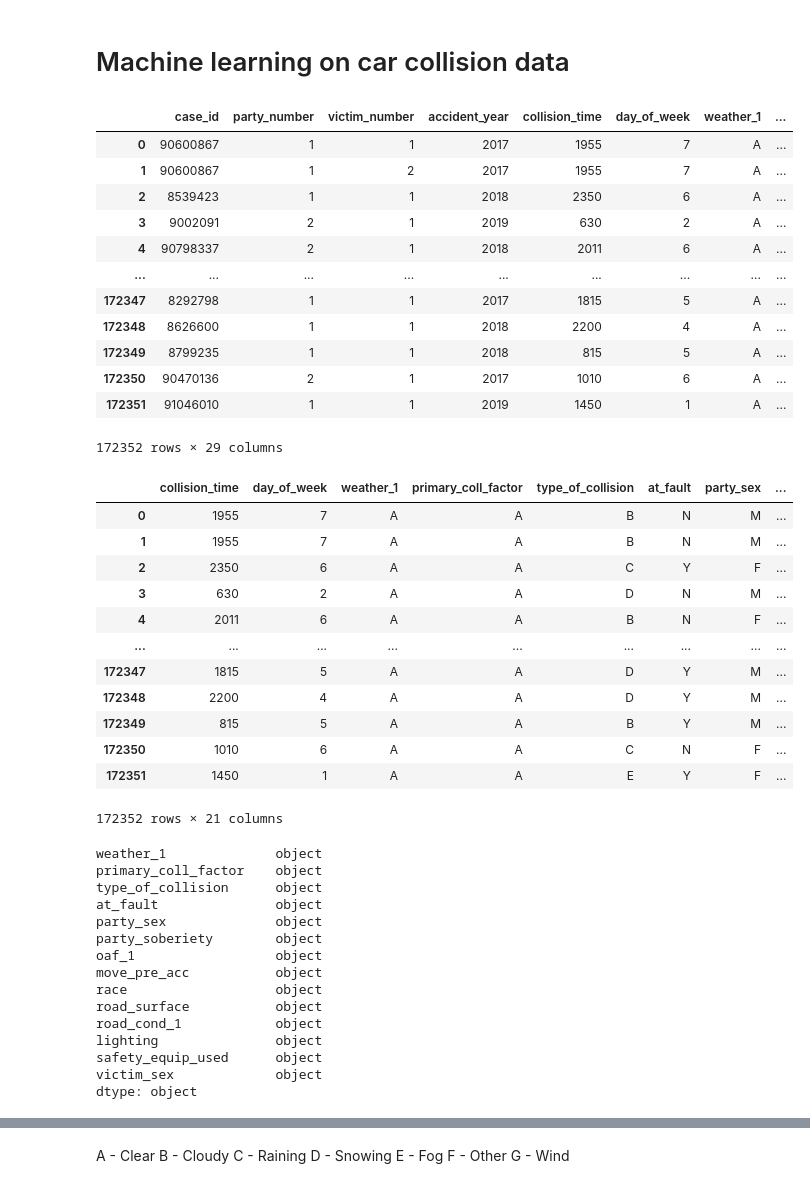
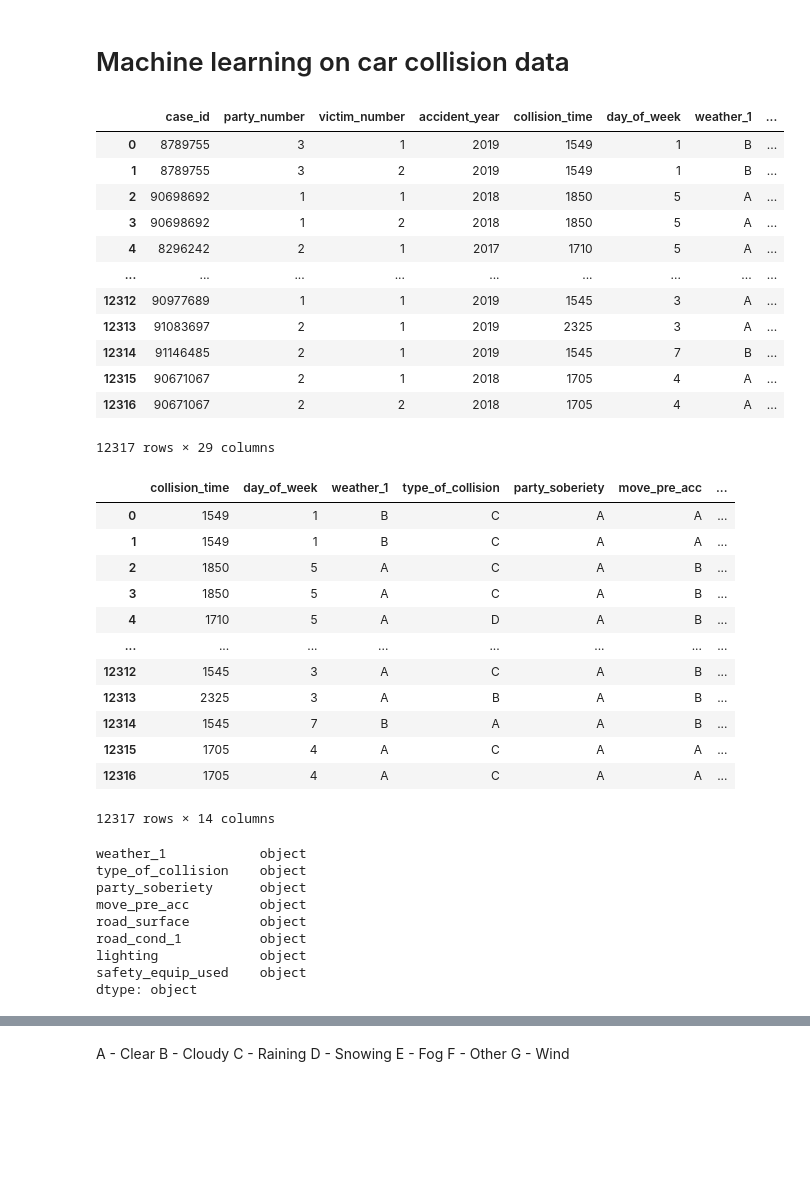
Before and after one commit to wattsr1/LA-Collision-Analysis, a Jupyter notebook: machine_learning/LA_Collisions_ML_truck.ipynb, the cells around one changed output, grey strips where cells are left out. Saved outputs shown, nothing was run; the diff lists cells and outputs as text; code cells hidden in the pictures; blank space fills up the shorter version.

```diff
--- a/machine_learning/LA_Collisions_ML_truck.ipynb
+++ b/machine_learning/LA_Collisions_ML_truck.ipynb
@@ -10,57 +13,55 @@ from collections import Counter
 # Machine learning on car collision data
 # %%
 # Load the data
-file_path = Path('collision_data_ml_auto.csv')
+file_path = Path('collision_data_ml_truck.csv')
 ml_df = pd.read_csv(file_path)
 ml_df
 # %% [output]
 |  | case_id | party_number | victim_number | accident_year | collision_time | day_of_week | weather_1 | ... |
-| 0 | 90600867 | 1 | 1 | 2017 | 1955 | 7 | A | ... |
-| 1 | 90600867 | 1 | 2 | 2017 | 1955 | 7 | A | ... |
-| 2 | 8539423 | 1 | 1 | 2018 | 2350 | 6 | A | ... |
-| 3 | 9002091 | 2 | 1 | 2019 | 630 | 2 | A | ... |
-| 4 | 90798337 | 2 | 1 | 2018 | 2011 | 6 | A | ... |
+| 0 | 8789755 | 3 | 1 | 2019 | 1549 | 1 | B | ... |
+| 1 | 8789755 | 3 | 2 | 2019 | 1549 | 1 | B | ... |
+| 2 | 90698692 | 1 | 1 | 2018 | 1850 | 5 | A | ... |
+| 3 | 90698692 | 1 | 2 | 2018 | 1850 | 5 | A | ... |
+| 4 | 8296242 | 2 | 1 | 2017 | 1710 | 5 | A | ... |
 | ... | ... | ... | ... | ... | ... | ... | ... | ... |
-| 172347 | 8292798 | 1 | 1 | 2017 | 1815 | 5 | A | ... |
-| 172348 | 8626600 | 1 | 1 | 2018 | 2200 | 4 | A | ... |
-| 172349 | 8799235 | 1 | 1 | 2018 | 815 | 5 | A | ... |
-| 172350 | 90470136 | 2 | 1 | 2017 | 1010 | 6 | A | ... |
-| 172351 | 91046010 | 1 | 1 | 2019 | 1450 | 1 | A | ... |
+| 12312 | 90977689 | 1 | 1 | 2019 | 1545 | 3 | A | ... |
+| 12313 | 91083697 | 2 | 1 | 2019 | 2325 | 3 | A | ... |
+| 12314 | 91146485 | 2 | 1 | 2019 | 1545 | 7 | B | ... |
+| 12315 | 90671067 | 2 | 1 | 2018 | 1705 | 4 | A | ... |
+| 12316 | 90671067 | 2 | 2 | 2018 | 1705 | 4 | A | ... |
-172352 rows × 29 columns
+12317 rows × 29 columns
 # %%
-ml_df = ml_df.drop(columns=["case_id", "party_number", "victim_number", "accident_year", "vehicle_make", "point_x", "point_y", "stwd_vehicle_type"])
+ml_df = ml_df.drop(columns=["case_id", "party_number", "victim_number",
+                            "accident_year", "vehicle_make", "point_x",
+                            "point_y", "stwd_vehicle_type", "oaf_1",
+                            "primary_coll_factor", "party_sex", "at_fault",
+                           "victim_age", "victim_sex", "race"])
 ml_df
 # %% [output]
-|  | collision_time | day_of_week | weather_1 | primary_coll_factor | type_of_collision | at_fault | party_sex | ... |
-| 0 | 1955 | 7 | A | A | B | N | M | ... |
-| 1 | 1955 | 7 | A | A | B | N | M | ... |
-| 2 | 2350 | 6 | A | A | C | Y | F | ... |
-| 3 | 630 | 2 | A | A | D | N | M | ... |
-| 4 | 2011 | 6 | A | A | B | N | F | ... |
-| ... | ... | ... | ... | ... | ... | ... | ... | ... |
-| 172347 | 1815 | 5 | A | A | D | Y | M | ... |
-| 172348 | 2200 | 4 | A | A | D | Y | M | ... |
-| 172349 | 815 | 5 | A | A | B | Y | M | ... |
-| 172350 | 1010 | 6 | A | A | C | N | F | ... |
-| 172351 | 1450 | 1 | A | A | E | Y | F | ... |
+|  | collision_time | day_of_week | weather_1 | type_of_collision | party_soberiety | move_pre_acc | ... |
+| 0 | 1549 | 1 | B | C | A | A | ... |
+| 1 | 1549 | 1 | B | C | A | A | ... |
+| 2 | 1850 | 5 | A | C | A | B | ... |
+| 3 | 1850 | 5 | A | C | A | B | ... |
+| 4 | 1710 | 5 | A | D | A | B | ... |
+| ... | ... | ... | ... | ... | ... | ... | ... |
+| 12312 | 1545 | 3 | A | C | A | B | ... |
+| 12313 | 2325 | 3 | A | B | A | B | ... |
+| 12314 | 1545 | 7 | B | A | A | B | ... |
+| 12315 | 1705 | 4 | A | C | A | A | ... |
+| 12316 | 1705 | 4 | A | C | A | A | ... |
-172352 rows × 21 columns
+12317 rows × 14 columns
 # %%
 ml_df.dtypes[ml_df.dtypes != 'int64'][ml_df.dtypes != 'float64']
 # %% [output]
-weather_1              object
-primary_coll_factor    object
-type_of_collision      object
-at_fault               object
-party_sex              object
-party_soberiety        object
-oaf_1                  object
-move_pre_acc           object
-race                   object
-road_surface           object
-road_cond_1            object
-lighting               object
-safety_equip_used      object
-victim_sex             object
+weather_1            object
+type_of_collision    object
+party_soberiety      object
+move_pre_acc         object
+road_surface         object
+road_cond_1          object
+lighting             object
+safety_equip_used    object
 dtype: object
 # %%
 # Check weather data
```
Also changed, not shown: parts of 61 cells of this notebook, 10 other files.
